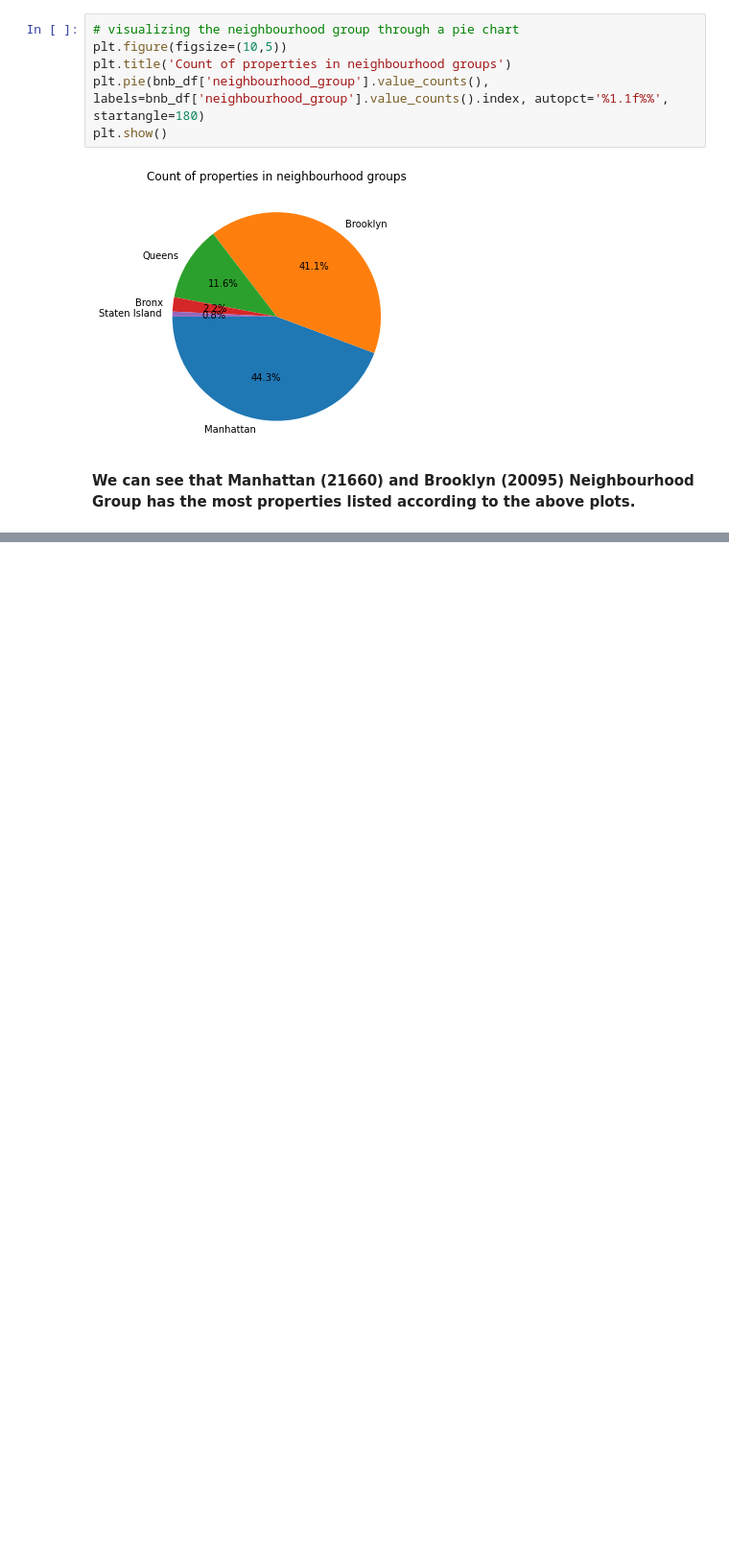
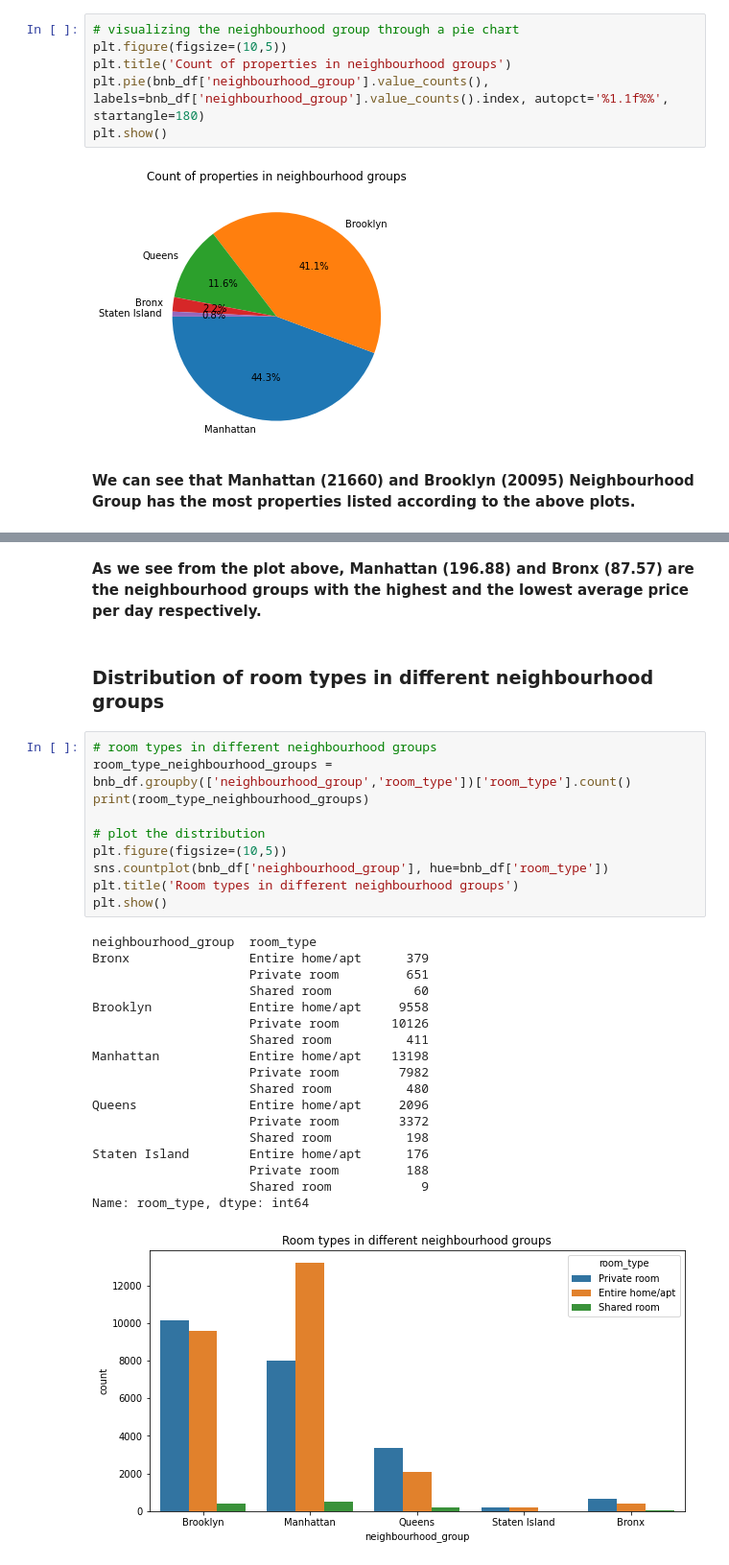
Before and after one commit to Rudrajit12/Airbnb-Bookings-Analysis, a Jupyter notebook: Airbnb_Bookings_Analysis_Capstone_Project.ipynb, the cells around one changed output, grey strips where cells are left out. Shown at 96% size. Saved outputs shown, nothing was run; the diff lists cells and outputs as text; blank space fills up the shorter version.

```diff
--- a/Airbnb_Bookings_Analysis_Capstone_Project.ipynb
+++ b/Airbnb_Bookings_Analysis_Capstone_Project.ipynb
@@ -358,0 +411,33 @@ plt.show()
+# %% [markdown]
+**As we see from the plot above, Manhattan (196.88) and Bronx (87.57) are the neighbourhood groups with the highest and the lowest average price per day respectively.**
+# %% [markdown]
+### **Distribution of room types in different neighbourhood groups**
+# %%
+# room types in different neighbourhood groups
+room_type_neighbourhood_groups = bnb_df.groupby(['neighbourhood_group','room_type'])['room_type'].count()
+print(room_type_neighbourhood_groups)
+
+# plot the distribution
+plt.figure(figsize=(10,5))
+sns.countplot(bnb_df['neighbourhood_group'], hue=bnb_df['room_type'])
+plt.title('Room types in different neighbourhood groups')
+plt.show()
+# %% [output]
+neighbourhood_group  room_type
+Bronx                Entire home/apt      379
+                     Private room         651
+                     Shared room           60
+Brooklyn             Entire home/apt     9558
+                     Private room       10126
+                     Shared room          411
+Manhattan            Entire home/apt    13198
+                     Private room        7982
+                     Shared room          480
+Queens               Entire home/apt     2096
+                     Private room        3372
+                     Shared room          198
+Staten Island        Entire home/apt      176
+                     Private room         188
+                     Shared room            9
+Name: room_type, dtype: int64
+[figure, added]
```
Also changed, not shown: parts of 10 cells of this notebook.
